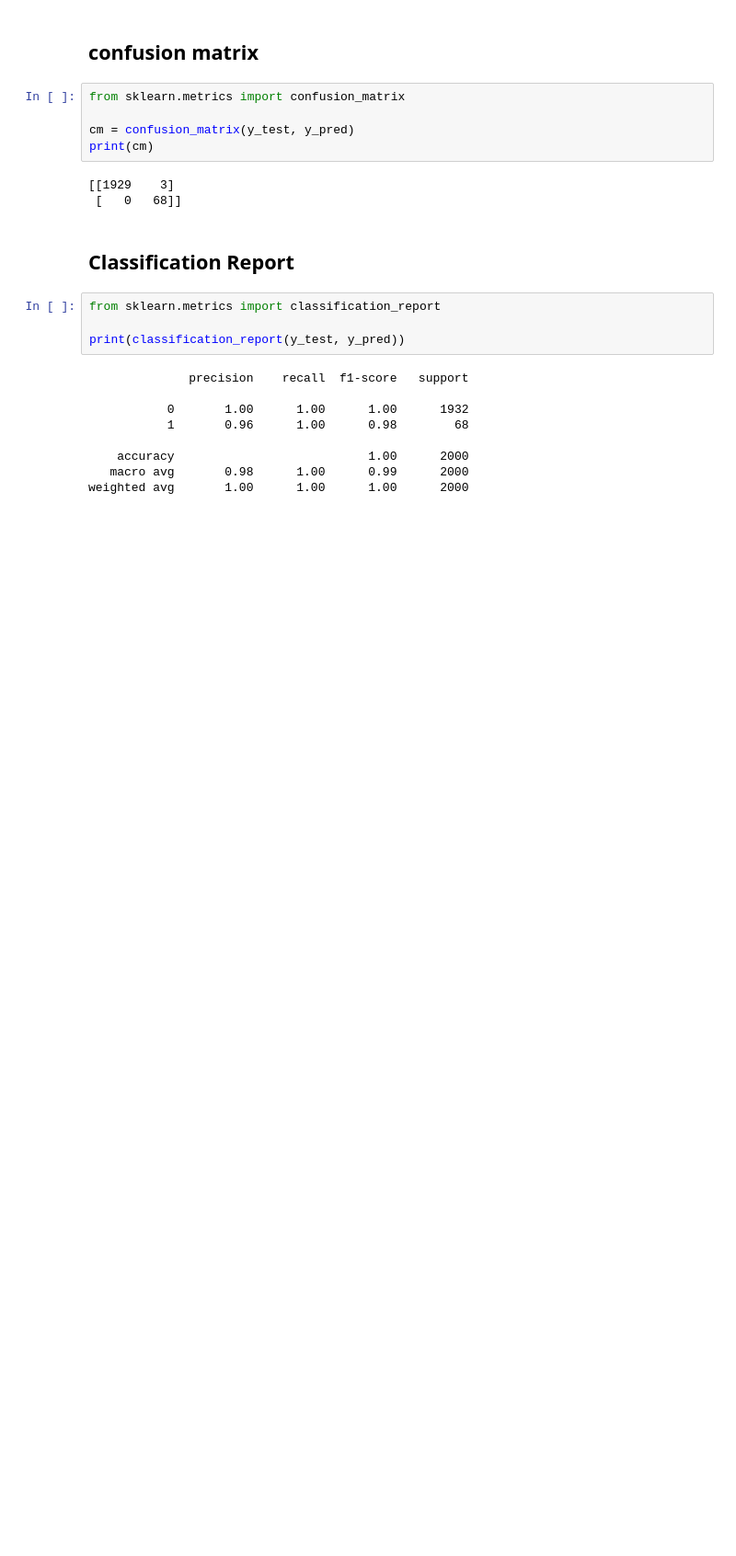
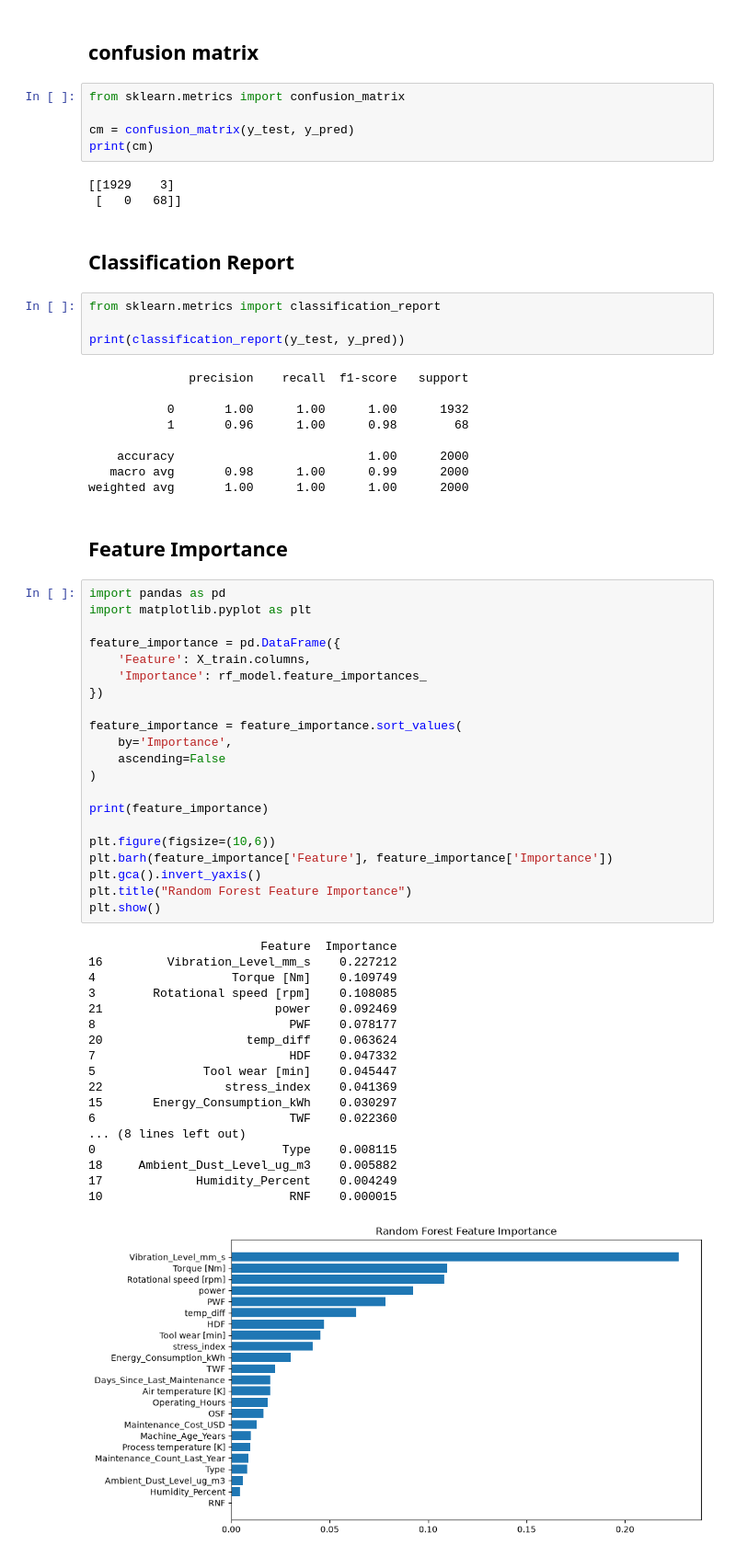
Before and after one commit to Anas-tp/DSML-project-, a Jupyter notebook: Notebooks/eda.ipynb, the cells around one changed output. Shown at 92% size. Saved outputs shown, nothing was run; the diff lists cells and outputs as text; blank space fills up the shorter version.

Commit message:
Analyze feature importance using Random Forest

```diff
--- a/Notebooks/eda.ipynb
+++ b/Notebooks/eda.ipynb
@@ -400,3 +416,45 @@ print(classification_report(y_test, y_pred))
     accuracy                           1.00      2000
    macro avg       0.98      1.00      0.99      2000
 weighted avg       1.00      1.00      1.00      2000
+# %% [markdown]
+## Feature Importance
+# %%
+import pandas as pd
+import matplotlib.pyplot as plt
+
+feature_importance = pd.DataFrame({
+    'Feature': X_train.columns,
+    'Importance': rf_model.feature_importances_
+})
+
+feature_importance = feature_importance.sort_values(
+    by='Importance',
+    ascending=False
+)
+
+print(feature_importance)
+
+plt.figure(figsize=(10,6))
+plt.barh(feature_importance['Feature'], feature_importance['Importance'])
+plt.gca().invert_yaxis()
+plt.title("Random Forest Feature Importance")
+plt.show()
+# %% [output]
+                        Feature  Importance
+16         Vibration_Level_mm_s    0.227212
+4                   Torque [Nm]    0.109749
+3        Rotational speed [rpm]    0.108085
+21                        power    0.092469
+8                           PWF    0.078177
+20                    temp_diff    0.063624
+7                           HDF    0.047332
+5               Tool wear [min]    0.045447
+22                 stress_index    0.041369
+15       Energy_Consumption_kWh    0.030297
+6                           TWF    0.022360
+... (8 lines left out)
+0                          Type    0.008115
+18     Ambient_Dust_Level_ug_m3    0.005882
+17             Humidity_Percent    0.004249
+10                          RNF    0.000015
+[figure, added]
```
Also changed, not shown: parts of 2 cells of this notebook.
